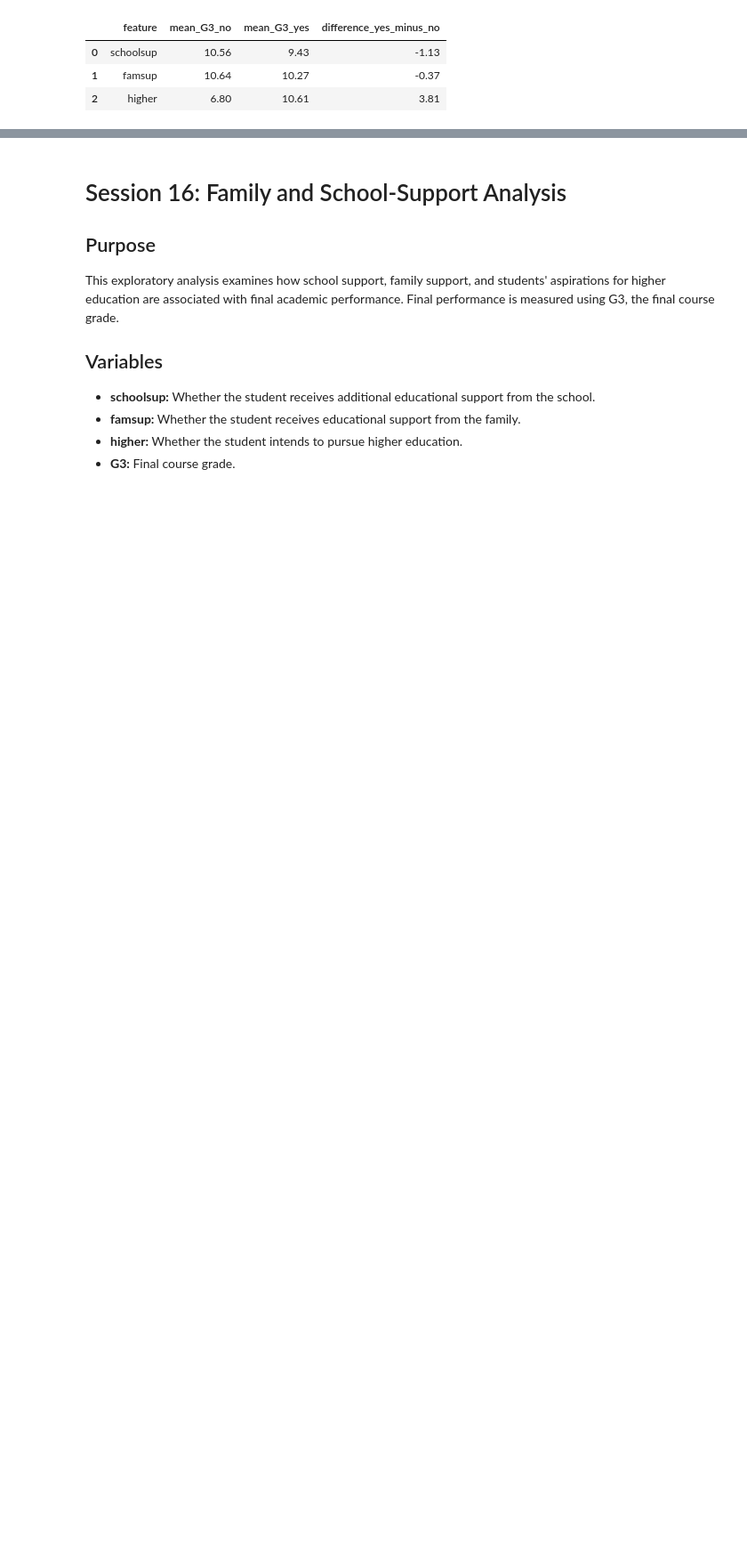
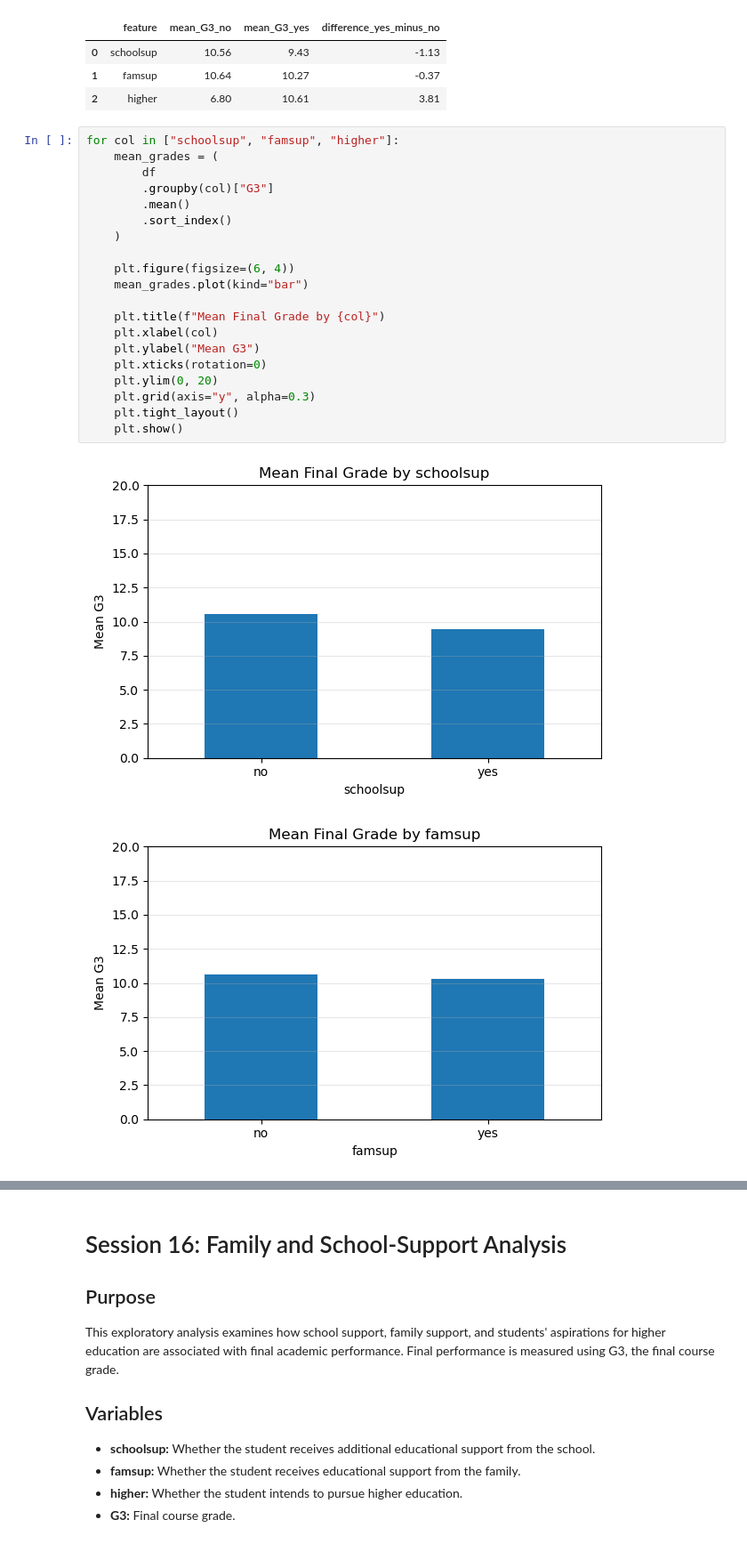
Before and after one commit to NDracorex/student-performance-ml, a Jupyter notebook: notebooks/03_exploratory_data_analysis.ipynb, the cells around one changed output, grey strips where cells are left out. Shown at 89% size. Saved outputs shown, nothing was run; the diff lists cells and outputs as text; blank space fills up the shorter version.

```diff
--- a/notebooks/03_exploratory_data_analysis.ipynb
+++ b/notebooks/03_exploratory_data_analysis.ipynb
@@ -337,3 +337,26 @@ display(support_difference_table)
 | 0 | schoolsup | 10.56 | 9.43 | -1.13 |
 | 1 | famsup | 10.64 | 10.27 | -0.37 |
 | 2 | higher | 6.80 | 10.61 | 3.81 |
+# %%
+for col in ["schoolsup", "famsup", "higher"]:
+    mean_grades = (
+        df
+        .groupby(col)["G3"]
+        .mean()
+        .sort_index()
+    )
+
+    plt.figure(figsize=(6, 4))
+    mean_grades.plot(kind="bar")
+
+    plt.title(f"Mean Final Grade by {col}")
+    plt.xlabel(col)
+    plt.ylabel("Mean G3")
+    plt.xticks(rotation=0)
+    plt.ylim(0, 20)
+    plt.grid(axis="y", alpha=0.3)
+    plt.tight_layout()
+    plt.show()
+# %% [output]
+[figure, added]
+[figure, added]
```
Also changed, not shown: parts of 2 cells of this notebook.
